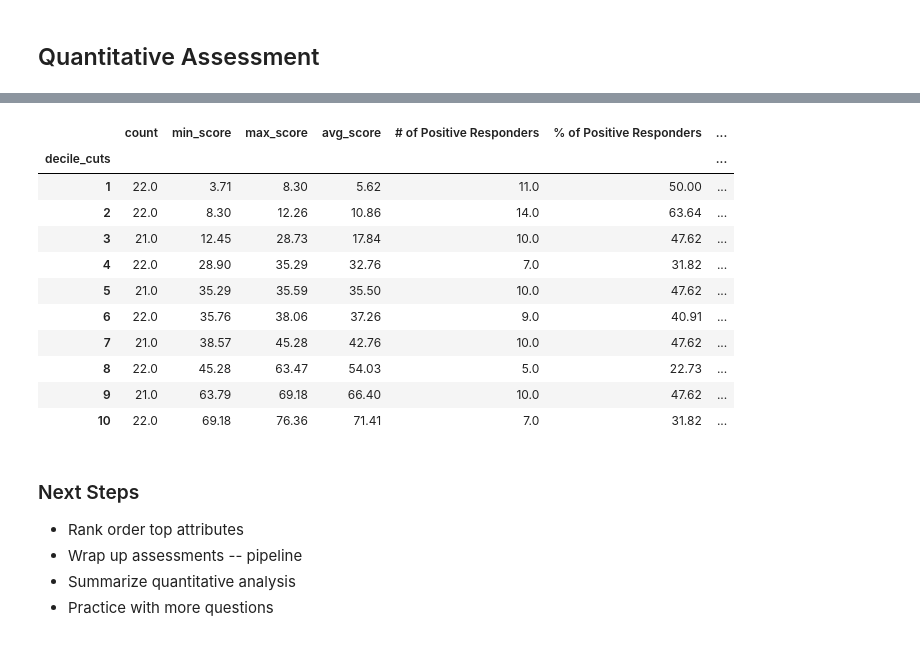
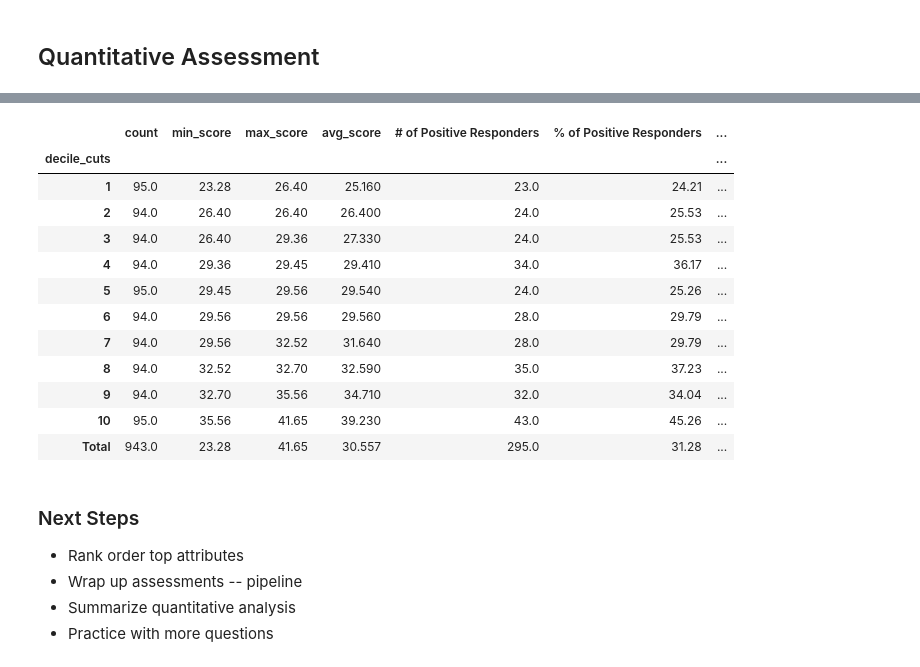
Before and after one commit to malctaylor15/HCMST, a Jupyter notebook: notebooks/EDA v3.ipynb, the cells around one changed output, grey strips where cells are left out. Drawn from its saved outputs; the diff is of its cells as text; code cells hidden in the pictures.

```diff
--- a/notebooks/EDA v3.ipynb
+++ b/notebooks/EDA v3.ipynb
@@ -242,0 +193,4 @@ baseline_one_hot = pd.DataFrame(baseline_one_hot, columns = encoder_cols
+# %%
+new_target, repl_dict = lib.preprocess_target(data[q_name])
+repl_dict_reversed = {v:k for k,v in repl_dict.items()}
+repl_dict_target_names = {q_name+'_'+str(k):v for k,v in repl_dict_reversed.items()}
@@ -275,6 +254,6 @@ Index(['ppgender_Female', 'ppgender_Male', 'ppethm_2+ Races, Non-Hispanic',
 dict_feature_name = OrderedDict({'feature_'+str(num): name for name, num
                      in zip(X_train.columns, range(0,len(X_train.columns)))})
 # %%
-rf = OneVsRestClassifier(RuleFit(max_rules=500, random_state=1234))
+rf = OneVsRestClassifier(RuleFit(max_rules=400, random_state=1234))
 rf.fit(X_train.values, y_train.values)
 # %% [output]
@@ -389,0 +352,4 @@ Counter(attrs_in_rules).most_common()[:10]
+# %%
+most_common_attrs_cnt = Counter(attrs_in_rules).most_common()[:5]
+most_common_attrs = [x[0] for x in most_common_attrs_cnt]
+most_common_attrs_cnt
@@ -438,11 +404,13 @@ repl_dict_reversed = {v:k for k,v in repl_dict.items()}
 # %%
-print(data_dict.loc['Q23'])
+print(data_dict.loc[q_name])
 print("Working on target: ", str(target_number), "Meaning: ", repl_dict_reversed[target_number])
 temp_target_name = target_name + '_' + str(target_number)
-train_preds = pd.Series(rf.estimators_[target_number].predict(X_train.values), name='Predictions')
+train_preds = pd.Series(rf.estimators_[target_number].predict(X_train.values), name='Predictions'
+                       , index = X_train.index)
 temp_y_train = y_train_one_hot[temp_target_name]
 
-test_preds = pd.Series(rf.estimators_[target_number].predict(X_test.values), name='Predictions')
+test_preds = pd.Series(rf.estimators_[target_number].predict(X_test.values), name='Predictions'
+                      , index=X_test.index)
 temp_y_test= y_test_one_hot[temp_target_name]
 
 
@@ -503,19 +439,20 @@ d_tbl_train
 # %%
-d_tbl_test = decile_tbl(test_preds, temp_y_test)
+d_tbl_test = lib.decile_tbl(test_preds, temp_y_test, X_test[most_common_attrs])
 d_tbl_test
 # %% [output]
 |  | count | min_score | max_score | avg_score | # of Positive Responders | % of Positive Responders | ... |
 | decile_cuts |  |  |  |  |  |  | ... |
-| 1 | 22.0 | 3.71 | 8.30 | 5.62 | 11.0 | 50.00 | ... |
-| 2 | 22.0 | 8.30 | 12.26 | 10.86 | 14.0 | 63.64 | ... |
-| 3 | 21.0 | 12.45 | 28.73 | 17.84 | 10.0 | 47.62 | ... |
-| 4 | 22.0 | 28.90 | 35.29 | 32.76 | 7.0 | 31.82 | ... |
-| 5 | 21.0 | 35.29 | 35.59 | 35.50 | 10.0 | 47.62 | ... |
-| 6 | 22.0 | 35.76 | 38.06 | 37.26 | 9.0 | 40.91 | ... |
-| 7 | 21.0 | 38.57 | 45.28 | 42.76 | 10.0 | 47.62 | ... |
-| 8 | 22.0 | 45.28 | 63.47 | 54.03 | 5.0 | 22.73 | ... |
-| 9 | 21.0 | 63.79 | 69.18 | 66.40 | 10.0 | 47.62 | ... |
-| 10 | 22.0 | 69.18 | 76.36 | 71.41 | 7.0 | 31.82 | ... |
+| 1 | 95.0 | 23.28 | 26.40 | 25.160 | 23.0 | 24.21 | ... |
+| 2 | 94.0 | 26.40 | 26.40 | 26.400 | 24.0 | 25.53 | ... |
+| 3 | 94.0 | 26.40 | 29.36 | 27.330 | 24.0 | 25.53 | ... |
+| 4 | 94.0 | 29.36 | 29.45 | 29.410 | 34.0 | 36.17 | ... |
+| 5 | 95.0 | 29.45 | 29.56 | 29.540 | 24.0 | 25.26 | ... |
+| 6 | 94.0 | 29.56 | 29.56 | 29.560 | 28.0 | 29.79 | ... |
+| 7 | 94.0 | 29.56 | 32.52 | 31.640 | 28.0 | 29.79 | ... |
+| 8 | 94.0 | 32.52 | 32.70 | 32.590 | 35.0 | 37.23 | ... |
+| 9 | 94.0 | 32.70 | 35.56 | 34.710 | 32.0 | 34.04 | ... |
+| 10 | 95.0 | 35.56 | 41.65 | 39.230 | 43.0 | 45.26 | ... |
+| Total | 943.0 | 23.28 | 41.65 | 30.557 | 295.0 | 31.28 | ... |
 # %% [markdown]
 ### Next Steps
 * Rank order top attributes
```
Also changed, not shown: parts of 44 cells of this notebook, 2 other files.
